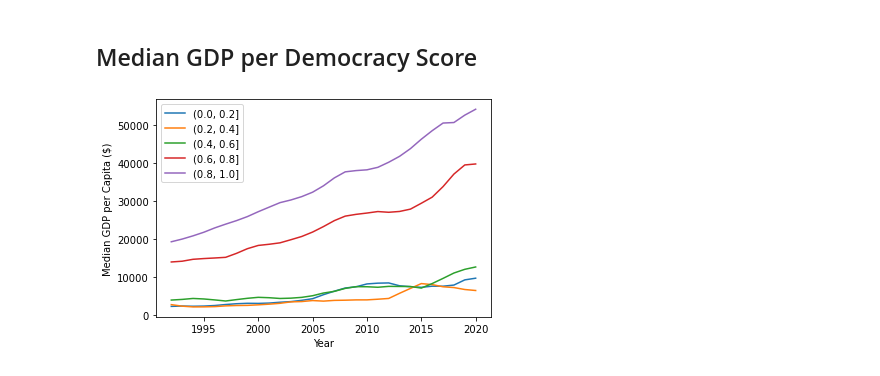
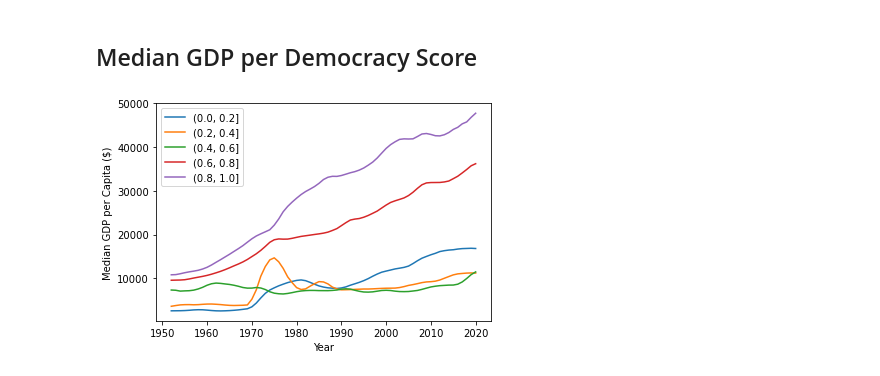
Before and after one commit to michadenheijer/DataWrangling, a Jupyter notebook: gdp.ipynb, the cells around one changed output. Saved outputs shown, nothing was run; the diff lists cells and outputs as text; code cells hidden in the pictures.

```diff
--- a/gdp.ipynb
+++ b/gdp.ipynb
@@ -30,10 +30,11 @@ dem.loc["Netherlands"]["score"].plot()
 ## Get GDP data
 Note: All data is in PPP (per capita) (as this is a much better measurement of wealth). Source: World Bank.
 # %%
-gdp = pd.read_csv("data/gdp.csv", skiprows=[0, 1, 2, 3], index_col=[0])
+gdp: pd.DataFrame = pd.read_csv("data/gdp.csv", skiprows=[0, 1, 2, 3], index_col=[0])
 gdp.drop(["Country Code", "Indicator Name", "Indicator Code", "Unnamed: 65"], axis=1, inplace=True)
 gdp.columns = gdp.columns.astype(int)
 gdp = gdp.unstack().reorder_levels([1, 0]).sort_index().to_frame("gdp_per_capita")
 gdp.index.set_names(["country_name", "year"], inplace=True)
-gdp
+gdp = gdp.dropna()
+gdp.loc["Netherlands"]
 # %% [output]
@@ -54,3 +59,9 @@ gdp
+# %%
+gdp_addition = pd.read_excel("data/penn-world-data.xlsx", "Data", index_col=[1, 3]).drop(["countrycode", "currency_unit"], axis=1)
+# %%
+add_gdp_pc = (0.85*gdp_addition["rgdpna"].loc[:]/gdp_addition["pop"].loc[:]).dropna()
+additional = ~add_gdp_pc.index.isin(gdp.index)
+gdp = pd.concat([gdp["gdp_per_capita"], add_gdp_pc[additional]]).to_frame("gdp_per_capita").dropna().sort_index()
 # %% [markdown]
 ## Get GDP Growth
 # %%
@@ -151,12 +174,12 @@ strong multicollinearity or other numerical problems.
 # %%
 dem_gdp = dem_raw.join(gdp)
 bins = pd.cut(dem_gdp["v-dem-score"], bins=[0, 0.2, 0.4, 0.6, 0.8, 1])
-dem_gdp_data = dem_gdp.groupby([bins, "year"]).median()["gdp_per_capita"].reorder_levels([1, 0]).sort_index().unstack().rolling(3).mean()
+dem_gdp_data = dem_gdp.groupby([bins, "year"]).mean()["gdp_per_capita"].reorder_levels([1, 0]).sort_index().unstack().ewm(span=5).mean().rolling(3).mean()
 dem_gdp_data.dropna(how="all", inplace=True)
 plt.plot(dem_gdp_data)
 plt.legend(dem_gdp_data.columns)
 plt.xlabel("Year")
 plt.ylabel("Median GDP per Capita ($)")
 plt.show()
 # %% [output]
-[figure, old version]
+[figure, new version]
```
Also changed, not shown: parts of 3 cells of this notebook, 6 other files.
